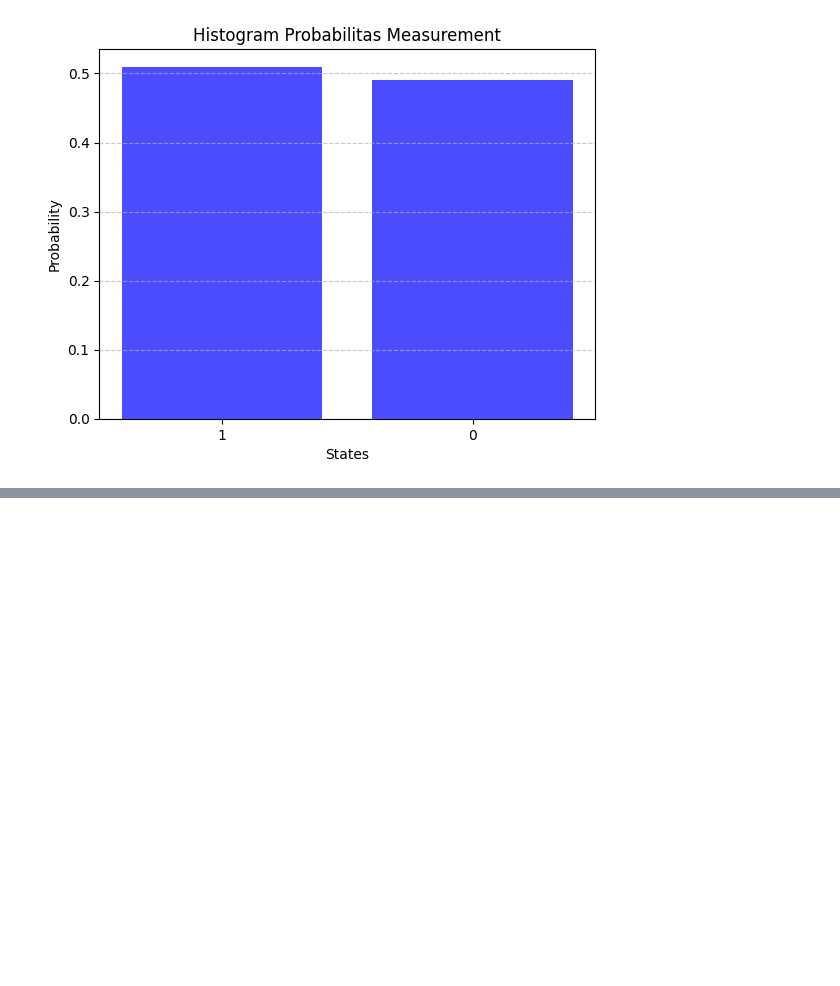
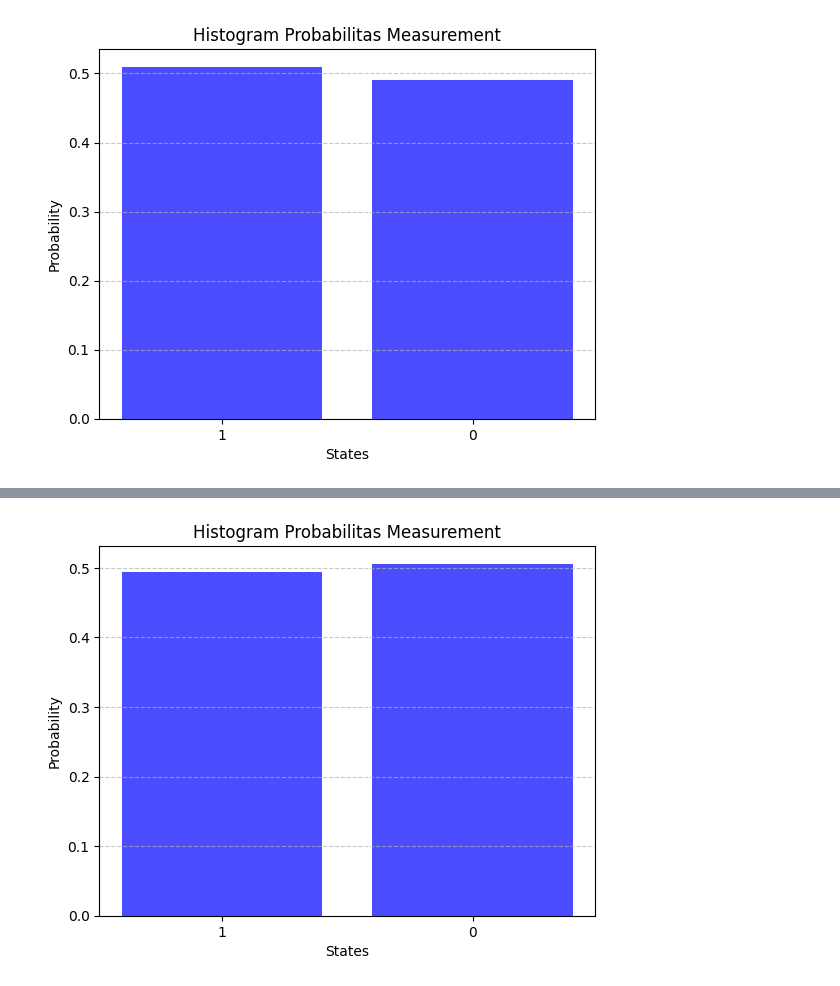
Before and after one commit to Indramawanciputra28/Komputasi-Kuantum, a Jupyter notebook: Hello_Qiskit.ipynb, the cells around one changed output, grey strips where cells are left out. Drawn from its saved outputs; the diff is of its cells as text; code cells hidden in the pictures; blank space fills up the shorter version.

```diff
--- a/Hello_Qiskit.ipynb
+++ b/Hello_Qiskit.ipynb
@@ -167,0 +184,15 @@ plt.show()
+# %%
+qubit4.measure_all()
+
+backend = Aer.get_backend('qasm_simulator')
+counts = execute(qubit4, backend, shots=1024).result().get_counts()
+probs = {key: val / 1024 for key, val in counts.items()}
+
+plt.bar(probs.keys(), probs.values(), color='blue', alpha=0.7)
+plt.xlabel('States')
+plt.ylabel('Probability')
+plt.title('Histogram Probabilitas Measurement')
+plt.grid(axis='y', linestyle='--', alpha=0.7)
+plt.show()
+# %% [output]
+[figure, added]
```
Also changed, not shown: parts of 16 cells of this notebook.
